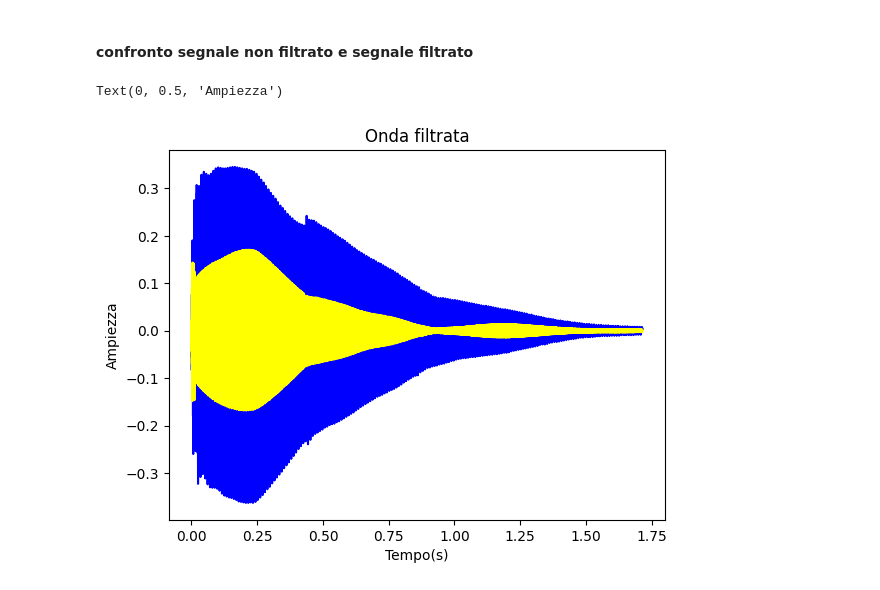
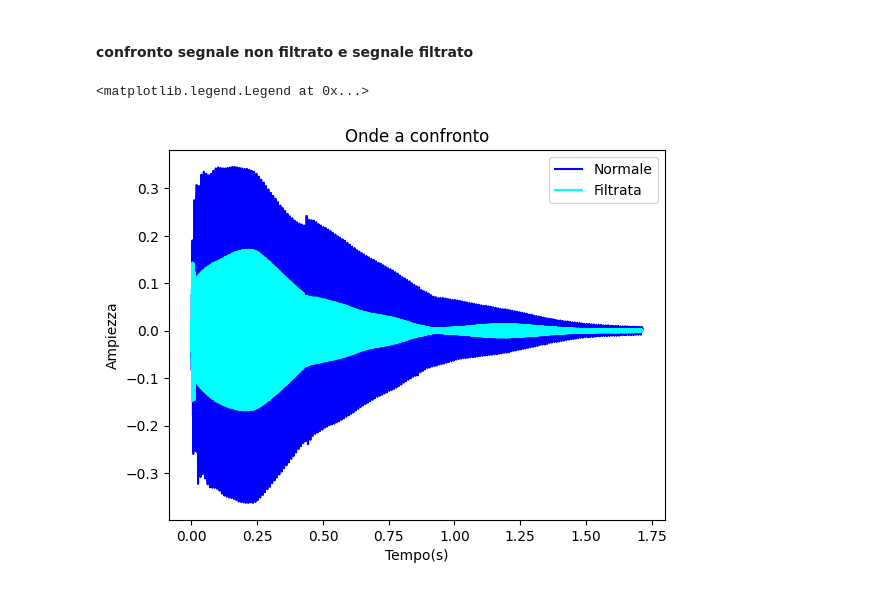
Before and after one commit to Meuritz/SESI, a Jupyter notebook: Esercitazione Sistemi e Sensori CODICI/4 - Garage Band/Garage.ipynb, the cells around one changed output. Saved outputs shown, nothing was run; the diff lists cells and outputs as text; code cells hidden in the pictures.

```diff
--- a/Esercitazione Sistemi e Sensori CODICI/4 - Garage Band/Garage.ipynb
+++ b/Esercitazione Sistemi e Sensori CODICI/4 - Garage Band/Garage.ipynb
@@ -189,11 +189,12 @@ Text(0, 0.5, 'Potenza (Db)')
 #### confronto segnale non filtrato e segnale filtrato
 # %%
 # plot del onda filtro
-plt.plot(Time, ch1, color="blue")
-plt.plot(Time, onda_filtrata, color="yellow")
-plt.title("Onda filtrata")
+plt.plot(Time, ch1, color="blue", label="Normale")
+plt.plot(Time, onda_filtrata, color="cyan", label="Filtrata")
+plt.title("Onde a confronto")
 plt.xlabel("Tempo(s)")
 plt.ylabel("Ampiezza")
+plt.legend()
 # %% [output]
-Text(0, 0.5, 'Ampiezza')
+<matplotlib.legend.Legend at 0x...>
-[figure, old version]
+[figure, new version]
```
